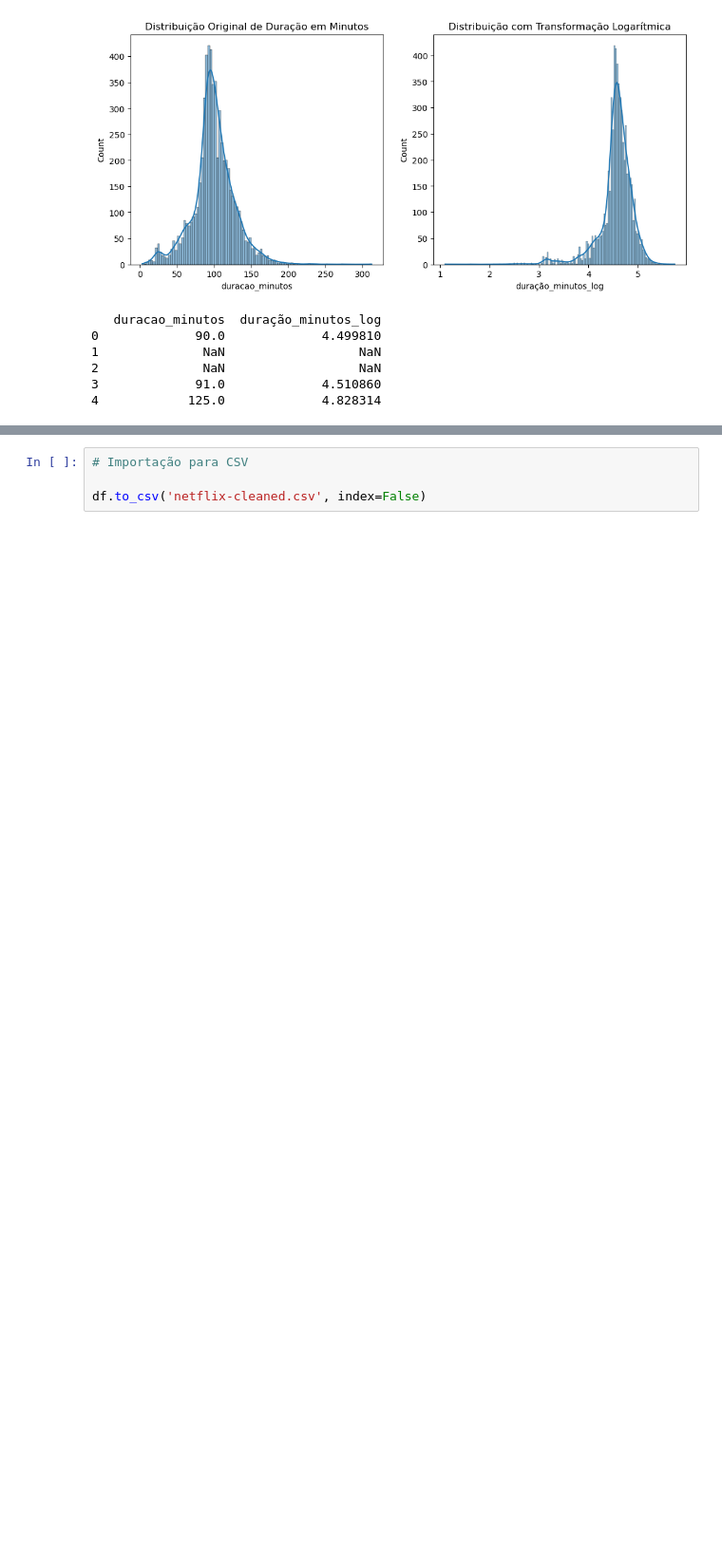
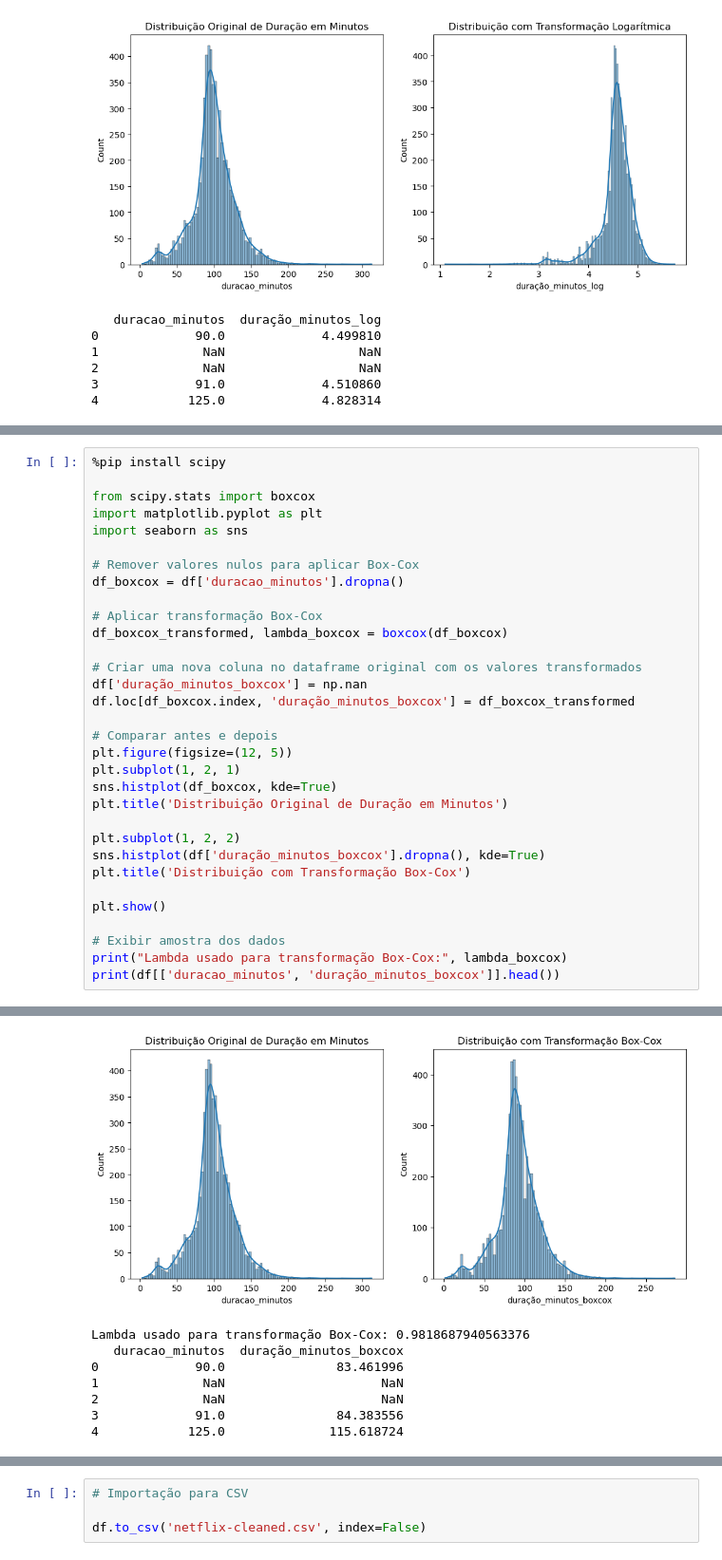
Before and after one commit to Guilherme-07062002/analise-de-dados, a Jupyter notebook: netflix.ipynb, the cells around one changed output, grey strips where cells are left out. Shown: that part at 95% size. Cells and saved outputs as stored; diff of their text form; blank space fills up the shorter version.

```diff
--- a/netflix.ipynb
+++ b/netflix.ipynb
@@ -91,0 +130,33 @@ print(df[['duracao_minutos', 'duração_minutos_log']].head())
+# %%
+%pip install scipy
+
+from scipy.stats import boxcox
+import matplotlib.pyplot as plt
+import seaborn as sns
+
+# Remover valores nulos para aplicar Box-Cox
+df_boxcox = df['duracao_minutos'].dropna()
+
+# Aplicar transformação Box-Cox
+df_boxcox_transformed, lambda_boxcox = boxcox(df_boxcox)
+
+# Criar uma nova coluna no dataframe original com os valores transformados
+df['duração_minutos_boxcox'] = np.nan
+df.loc[df_boxcox.index, 'duração_minutos_boxcox'] = df_boxcox_transformed
+
+# Comparar antes e depois
+plt.figure(figsize=(12, 5))
+plt.subplot(1, 2, 1)
+sns.histplot(df_boxcox, kde=True)
+plt.title('Distribuição Original de Duração em Minutos')
+
+plt.subplot(1, 2, 2)
+sns.histplot(df['duração_minutos_boxcox'].dropna(), kde=True)
+plt.title('Distribuição com Transformação Box-Cox')
+
+plt.show()
+
+# Exibir amostra dos dados
+print("Lambda usado para transformação Box-Cox:", lambda_boxcox)
+print(df[['duracao_minutos', 'duração_minutos_boxcox']].head())
+# %% [output]
@@ -91,0 +166,8 @@ print(df[['duracao_minutos', 'duração_minutos_log']].head())
+[figure, added]
+Lambda usado para transformação Box-Cox: 0.9818687940563376
+   duracao_minutos  duração_minutos_boxcox
+0             90.0               83.461996
+1              NaN                     NaN
+2              NaN                     NaN
+3             91.0               84.383556
+4            125.0              115.618724
```
Also changed, not shown: parts of 5 cells of this notebook, 2 other files.
